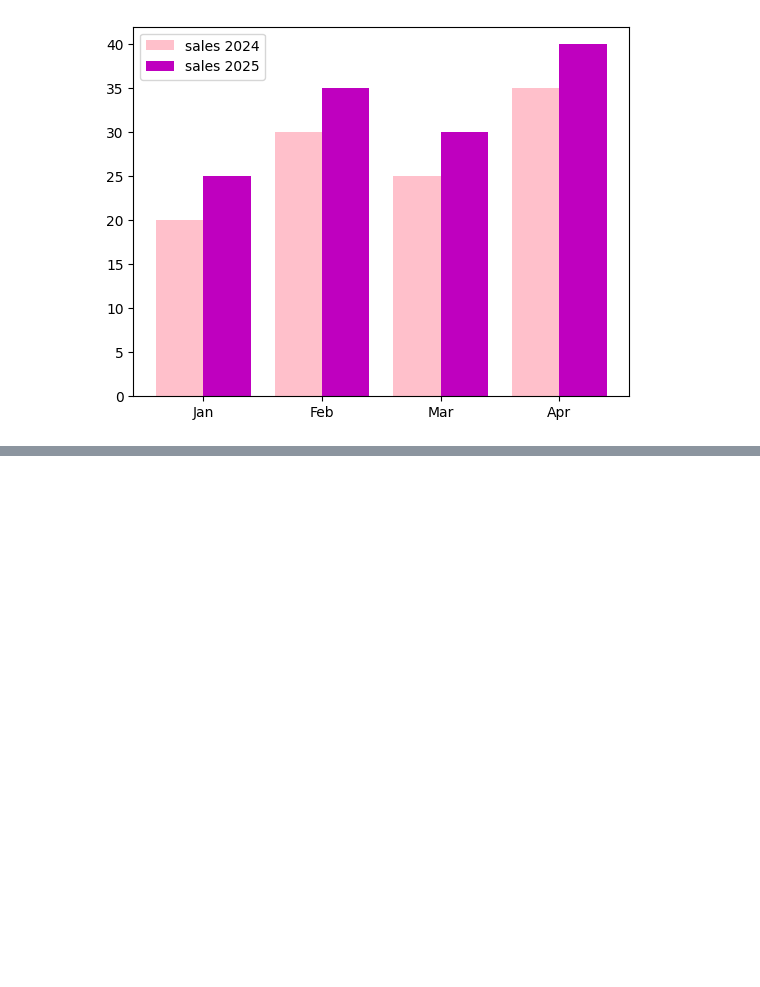
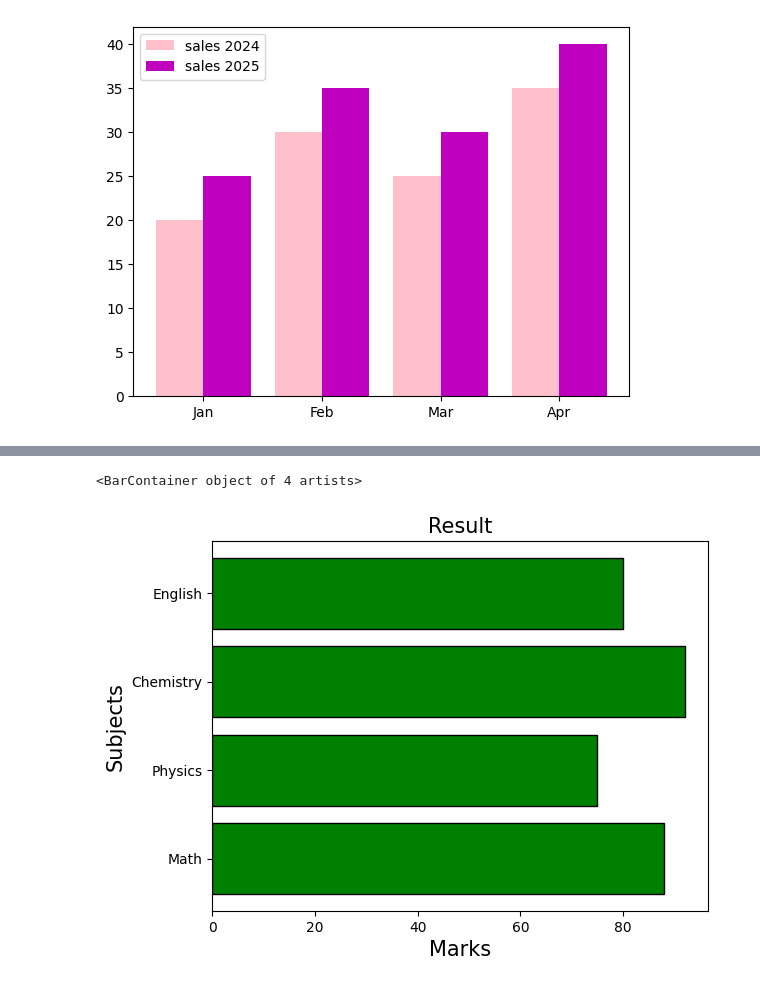
Before and after one commit to kshitij-commit/DataScience, a Jupyter notebook: 04_matplotlib/01-bar-plot.ipynb, the cells around one changed output, grey strips where cells are left out. Saved outputs shown, nothing was run; the diff lists cells and outputs as text; code cells hidden in the pictures; blank space fills up the shorter version.

```diff
--- a/04_matplotlib/01-bar-plot.ipynb
+++ b/04_matplotlib/01-bar-plot.ipynb
@@ -636,0 +659,14 @@ plt.show()
+# %%
+import matplotlib.pyplot as plt
+
+subjects = ['Math', 'Physics', "Chemistry", 'English']
+marks = [88, 75, 92, 80]
+
+plt.title('Result' , fontsize= 15)
+plt.xlabel('Marks', fontsize= 15)
+plt.ylabel('Subjects', fontsize= 15)
+
+plt.barh(subjects, marks, color='g', edgecolor= 'black')
+# %% [output]
+<BarContainer object of 4 artists>
+[figure, added]
```
Also changed, not shown: parts of 6 cells of this notebook, 3 other files.
